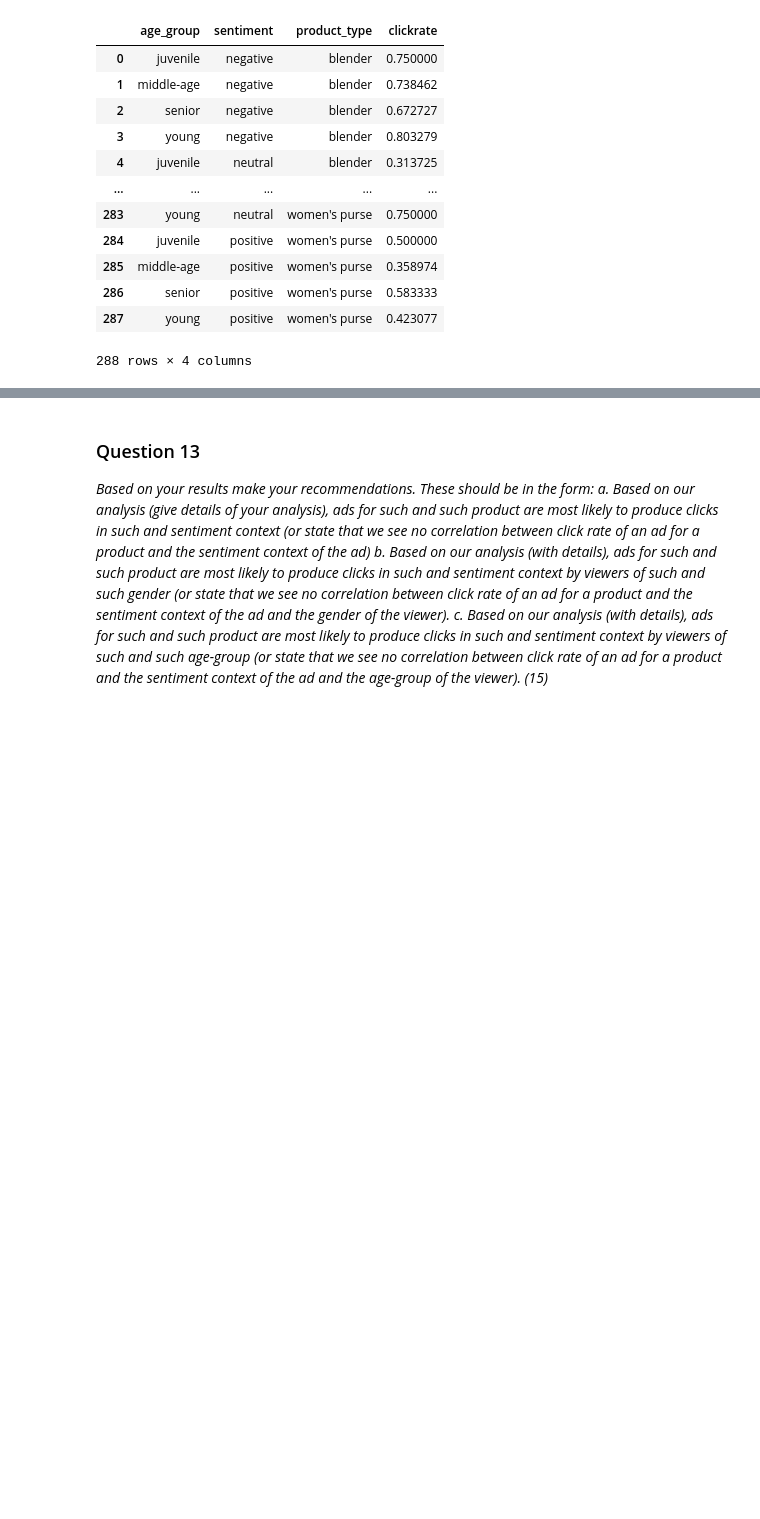
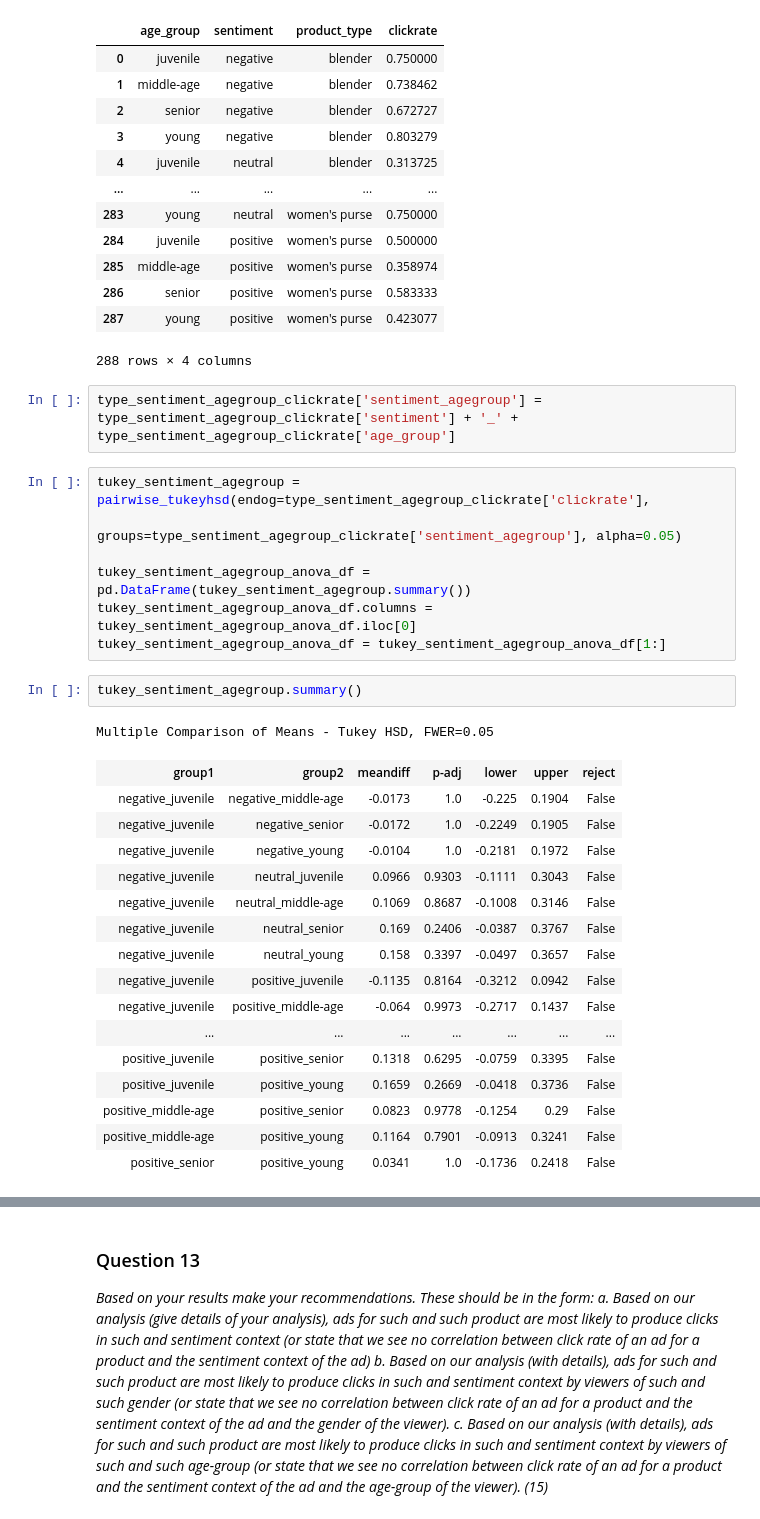
Before and after one commit to ntolley/data1050_project, a Jupyter notebook: notebooks/data1050_project.ipynb, the cells around one changed output, grey strips where cells are left out. Drawn from its saved outputs; the diff is of its cells as text; blank space fills up the shorter version.

```diff
--- a/notebooks/data1050_project.ipynb
+++ b/notebooks/data1050_project.ipynb
@@ -518,6 +566,35 @@ type_sentiment_agegroup_clickrate
 | 286 | senior | positive | women's purse | 0.583333 |
 | 287 | young | positive | women's purse | 0.423077 |
 288 rows × 4 columns
+# %%
+type_sentiment_agegroup_clickrate['sentiment_agegroup'] = type_sentiment_agegroup_clickrate['sentiment'] + '_' + type_sentiment_agegroup_clickrate['age_group']
+# %%
+tukey_sentiment_agegroup = pairwise_tukeyhsd(endog=type_sentiment_agegroup_clickrate['clickrate'],
+                          groups=type_sentiment_agegroup_clickrate['sentiment_agegroup'], alpha=0.05)
+
+tukey_sentiment_agegroup_anova_df = pd.DataFrame(tukey_sentiment_agegroup.summary())
+tukey_sentiment_agegroup_anova_df.columns = tukey_sentiment_agegroup_anova_df.iloc[0]
+tukey_sentiment_agegroup_anova_df = tukey_sentiment_agegroup_anova_df[1:]
+# %%
+tukey_sentiment_agegroup.summary()
+# %% [output]
+Multiple Comparison of Means - Tukey HSD, FWER=0.05
+| group1 | group2 | meandiff | p-adj | lower | upper | reject |
+| negative_juvenile | negative_middle-age | -0.0173 | 1.0 | -0.225 | 0.1904 | False |
+| negative_juvenile | negative_senior | -0.0172 | 1.0 | -0.2249 | 0.1905 | False |
+| negative_juvenile | negative_young | -0.0104 | 1.0 | -0.2181 | 0.1972 | False |
+| negative_juvenile | neutral_juvenile | 0.0966 | 0.9303 | -0.1111 | 0.3043 | False |
+| negative_juvenile | neutral_middle-age | 0.1069 | 0.8687 | -0.1008 | 0.3146 | False |
+| negative_juvenile | neutral_senior | 0.169 | 0.2406 | -0.0387 | 0.3767 | False |
+| negative_juvenile | neutral_young | 0.158 | 0.3397 | -0.0497 | 0.3657 | False |
+| negative_juvenile | positive_juvenile | -0.1135 | 0.8164 | -0.3212 | 0.0942 | False |
+| negative_juvenile | positive_middle-age | -0.064 | 0.9973 | -0.2717 | 0.1437 | False |
+| ... | ... | ... | ... | ... | ... | ... |
+| positive_juvenile | positive_senior | 0.1318 | 0.6295 | -0.0759 | 0.3395 | False |
+| positive_juvenile | positive_young | 0.1659 | 0.2669 | -0.0418 | 0.3736 | False |
+| positive_middle-age | positive_senior | 0.0823 | 0.9778 | -0.1254 | 0.29 | False |
+| positive_middle-age | positive_young | 0.1164 | 0.7901 | -0.0913 | 0.3241 | False |
+| positive_senior | positive_young | 0.0341 | 1.0 | -0.1736 | 0.2418 | False |
 # %%
 plt.figure(figsize=(8,6))
 sns.pointplot(data=type_sentiment_agegroup_clickrate, y='clickrate', x='age_group', hue='sentiment', capsize=0.1)
```
Also changed, not shown: parts of 13 cells of this notebook.
